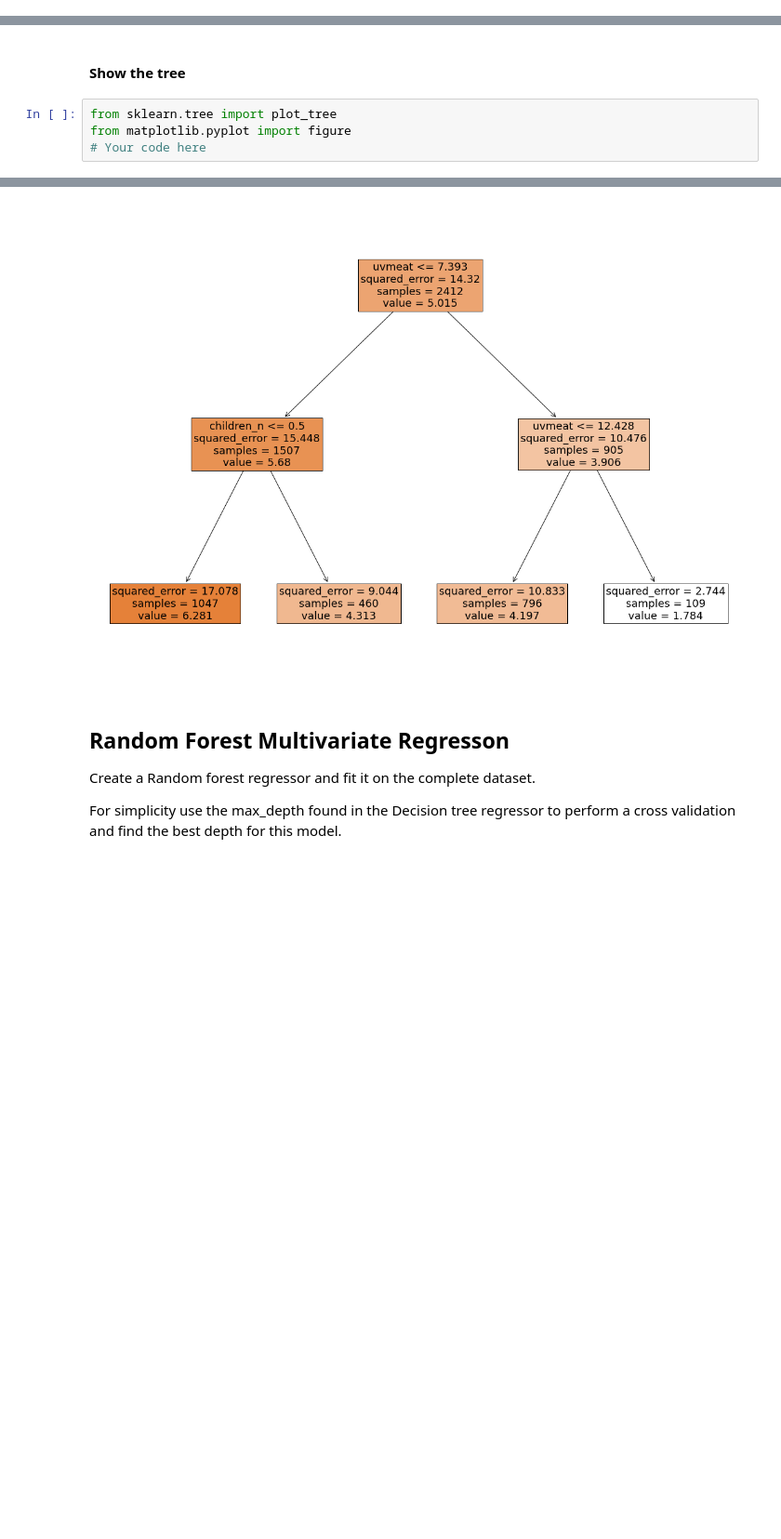
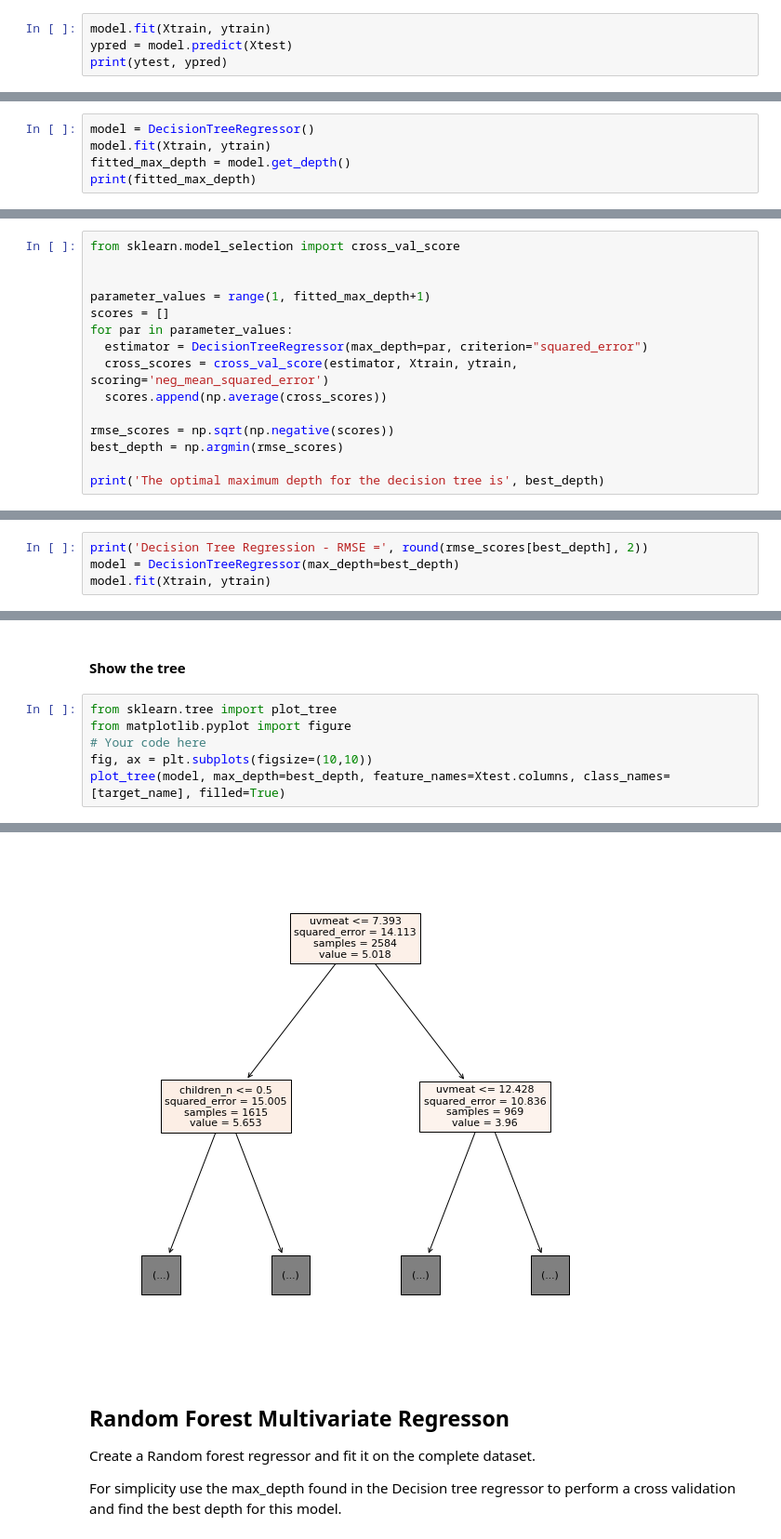
Before and after one commit to gullpet/dmlab, a Jupyter notebook: Lab03-04/linear_regression_example_FoodUK2014_nocode.ipynb, the cells around one changed output, grey strips where cells are left out. Shown at 93% size. Drawn from its saved outputs; the diff is of its cells as text; blank space fills up the shorter version.

```diff
--- a/Lab03-04/linear_regression_example_FoodUK2014_nocode.ipynb
+++ b/Lab03-04/linear_regression_example_FoodUK2014_nocode.ipynb
@@ -163,3 +290,7 @@ Create a function to compute the F-statistic and p-value of the regression model
 ## Second experiment: compute the regression considering all the predicting variables
 # %% [markdown]
 ### Now we use the entire data in `X_train` and `X_test` for fitting and predicting
+# %%
+model.fit(Xtrain, ytrain)
+ypred = model.predict(Xtest)
+print(ytest, ypred)
@@ -211,0 +360,5 @@ The maximum depth of the full Decision Tree Regressor is 34
+# %%
+model = DecisionTreeRegressor()
+model.fit(Xtrain, ytrain)
+fitted_max_depth = model.get_depth()
+print(fitted_max_depth)
@@ -221,0 +374,15 @@ Decision Tree Regression - RMSE = 3.79
+# %%
+from sklearn.model_selection import cross_val_score
+
+
+parameter_values = range(1, fitted_max_depth+1)
+scores = []
+for par in parameter_values:
+  estimator = DecisionTreeRegressor(max_depth=par, criterion="squared_error")
+  cross_scores = cross_val_score(estimator, Xtrain, ytrain, scoring='neg_mean_squared_error')
+  scores.append(np.average(cross_scores))
+
+rmse_scores = np.sqrt(np.negative(scores))
+best_depth = np.argmin(rmse_scores)
+
+print('The optimal maximum depth for the decision tree is', best_depth)
@@ -221,0 +391,4 @@ Decision Tree Regression - RMSE = 3.79
+# %%
+print('Decision Tree Regression - RMSE =', round(rmse_scores[best_depth], 2))
+model = DecisionTreeRegressor(max_depth=best_depth)
+model.fit(Xtrain, ytrain)
@@ -225,4 +400,6 @@ Decision Tree Regression - RMSE = 3.79
 from sklearn.tree import plot_tree
 from matplotlib.pyplot import figure
 # Your code here
+fig, ax = plt.subplots(figsize=(10,10))
+plot_tree(model, max_depth=best_depth, feature_names=Xtest.columns, class_names=[target_name], filled=True)
 # %% [output]
@@ -229,4 +413,4 @@ from matplotlib.pyplot import figure
-[figure, old version]
+[figure, new version]
 # %% [markdown]
 ## Random Forest Multivariate Regresson
 Create a Random forest regressor and fit it on the complete dataset.
```
Also changed, not shown: parts of 41 cells of this notebook, 31 other files.
